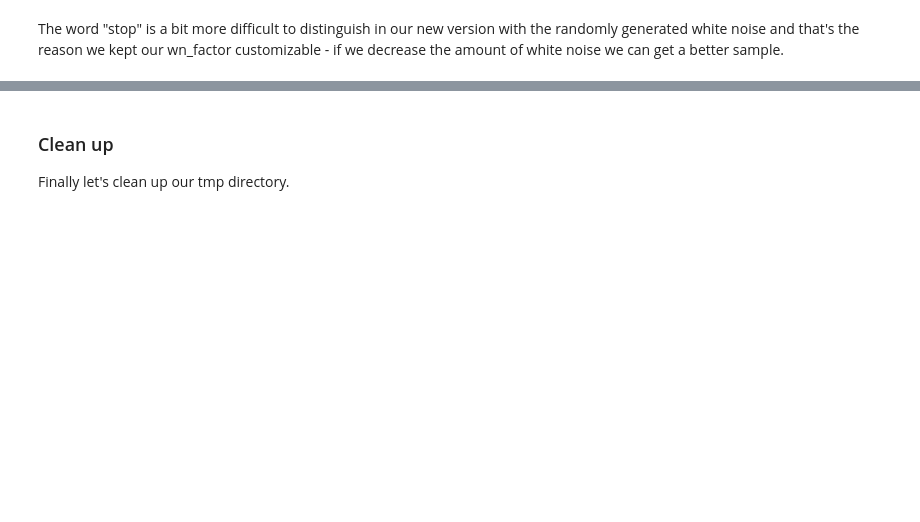
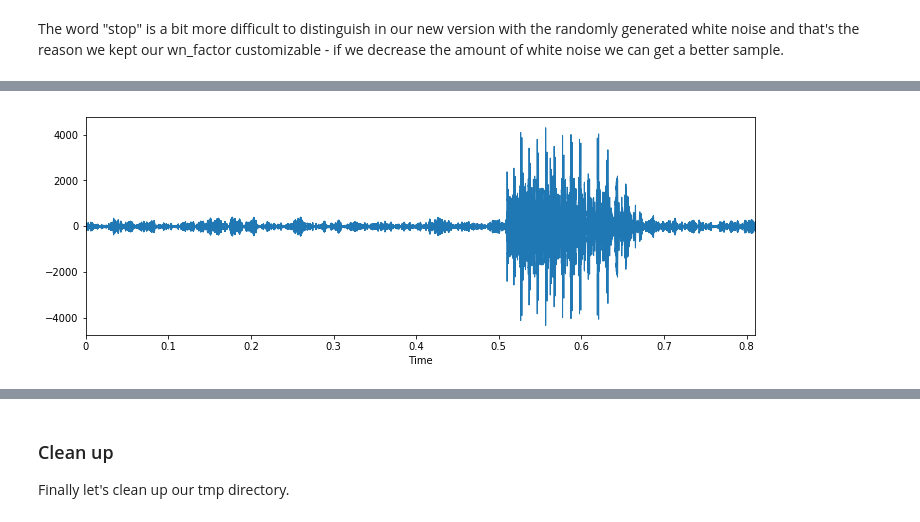
Before and after one commit to mateuszjurewicz/tensorflow_speech_recognition, a Jupyter notebook: 2. Preprocessing and data augmentation.ipynb, the cells around one changed output, grey strips where cells are left out. Drawn from its saved outputs; the diff is of its cells as text; code cells hidden in the pictures; blank space fills up the shorter version.

```diff
--- a/2. Preprocessing and data augmentation.ipynb
+++ b/2. Preprocessing and data augmentation.ipynb
@@ -204,0 +212,6 @@ https://www.kaggle.com/CVxTz/audio-data-augmentation
+# %%
+# roll data by 1/4 of sampling rate
+data_roll = np.roll(data, sr // 4)
+graph_waveform_from_data(data_roll, sampling_rate=sr)
+ipd.Audio(data_roll, rate=sr)
+# %% [output]
@@ -204,0 +219 @@ https://www.kaggle.com/CVxTz/audio-data-augmentation
+[figure, added]
```
Also changed, not shown: parts of 26 cells of this notebook, 2 other files.
